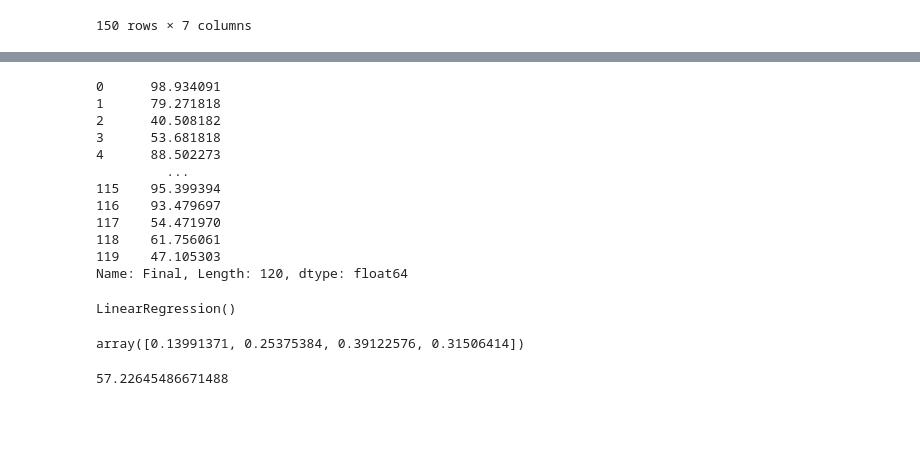
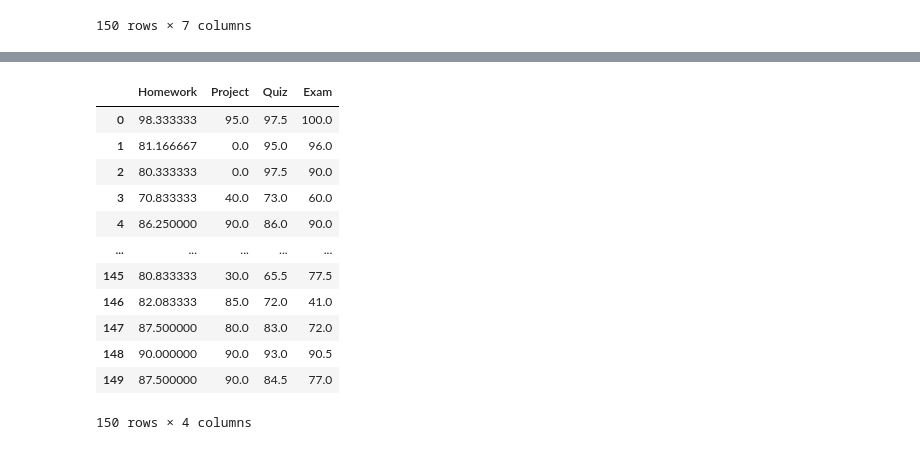
Before and after one commit to Wushington/AI-Research-Project, a Jupyter notebook: sklearn.ipynb, the cells around one changed output, grey strips where cells are left out. Cells and saved outputs as stored; diff of their text form; code cells hidden in the pictures; blank space fills up the shorter version.

```diff
--- a/sklearn.ipynb
+++ b/sklearn.ipynb
@@ -45,30 +25,17 @@ x_train
-# %%
-y_train = y[:-30]
-y_test = y[-30:]
-y_train
-# %% [output]
-0      98.934091
-1      79.271818
-2      40.508182
-3      53.681818
-4      88.502273
-         ...
-115    95.399394
-116    93.479697
-117    54.471970
-118    61.756061
-119    47.105303
-Name: Final, Length: 120, dtype: float64
-# %%
-regr.fit(x_train, y_train)
-# %% [output]
-LinearRegression()
-# %%
-y_pred = regr.predict(x_test)
-regr.coef_
-# %% [output]
-array([0.13991371, 0.25375384, 0.39122576, 0.31506414])
-# %%
-mean_squared_error(y_test, y_pred)
-# %% [output]
-57.22645486671488
+# %%
+x = df.drop(columns=['Total', 'Final', 'Grade'])
+x
+# %% [output]
+|  | Homework | Project | Quiz | Exam |
+| 0 | 98.333333 | 95.0 | 97.5 | 100.0 |
+| 1 | 81.166667 | 0.0 | 95.0 | 96.0 |
+| 2 | 80.333333 | 0.0 | 97.5 | 90.0 |
+| 3 | 70.833333 | 40.0 | 73.0 | 60.0 |
+| 4 | 86.250000 | 90.0 | 86.0 | 90.0 |
+| ... | ... | ... | ... | ... |
+| 145 | 80.833333 | 30.0 | 65.5 | 77.5 |
+| 146 | 82.083333 | 85.0 | 72.0 | 41.0 |
+| 147 | 87.500000 | 80.0 | 83.0 | 72.0 |
+| 148 | 90.000000 | 90.0 | 93.0 | 90.5 |
+| 149 | 87.500000 | 90.0 | 84.5 | 77.0 |
+150 rows × 4 columns
```
Also changed, not shown: parts of 13 cells of this notebook, 1 other file.
